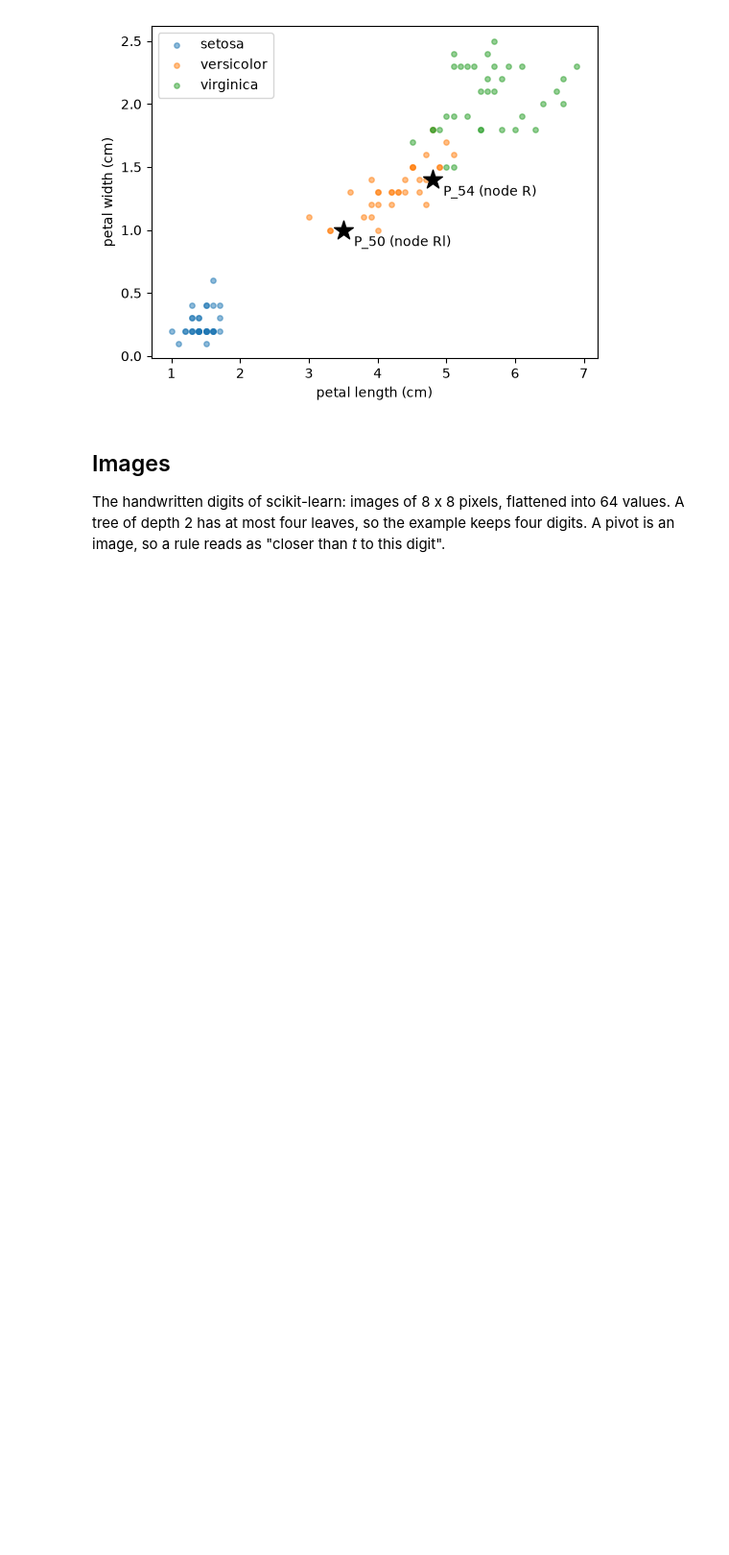
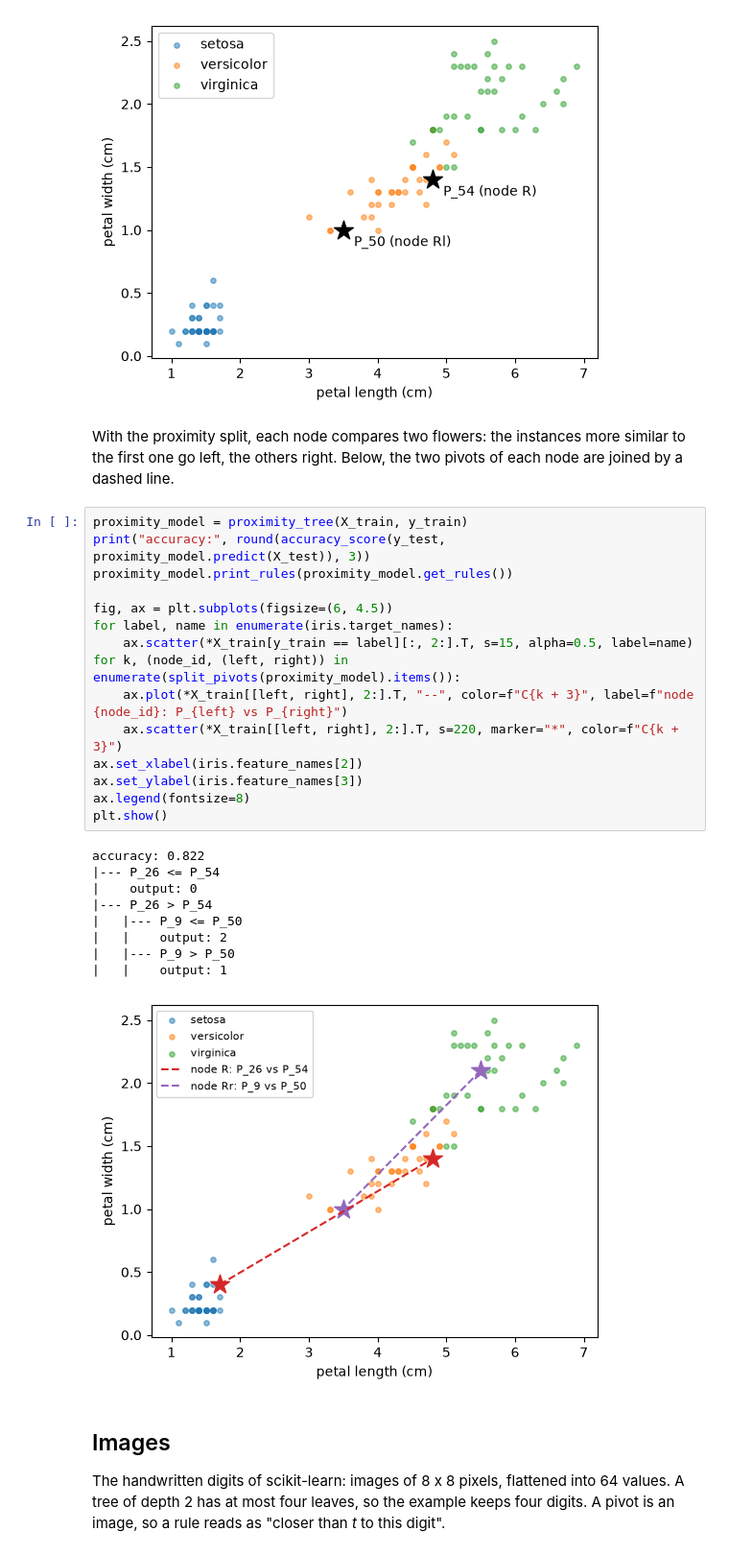
Before and after one commit to fismimosa/RuleTree, a Jupyter notebook: Examples/PivotTree_data_types.ipynb, the cells around one changed output. Shown at 96% size. Saved outputs shown, nothing was run; the diff lists cells and outputs as text; blank space fills up the shorter version.

```diff
--- a/Examples/PivotTree_data_types.ipynb
+++ b/Examples/PivotTree_data_types.ipynb
@@ -70,6 +78,33 @@ ax.legend()
 plt.show()
 # %% [output]
 [figure]
+# %% [markdown]
+With the proximity split, each node compares two flowers: the instances more similar to the first one go left, the others right. Below, the two pivots of each node are joined by a dashed line.
+# %%
+proximity_model = proximity_tree(X_train, y_train)
+print("accuracy:", round(accuracy_score(y_test, proximity_model.predict(X_test)), 3))
+proximity_model.print_rules(proximity_model.get_rules())
+
+fig, ax = plt.subplots(figsize=(6, 4.5))
+for label, name in enumerate(iris.target_names):
+    ax.scatter(*X_train[y_train == label][:, 2:].T, s=15, alpha=0.5, label=name)
+for k, (node_id, (left, right)) in enumerate(split_pivots(proximity_model).items()):
+    ax.plot(*X_train[[left, right], 2:].T, "--", color=f"C{k + 3}", label=f"node {node_id}: P_{left} vs P_{right}")
+    ax.scatter(*X_train[[left, right], 2:].T, s=220, marker="*", color=f"C{k + 3}")
+ax.set_xlabel(iris.feature_names[2])
+ax.set_ylabel(iris.feature_names[3])
+ax.legend(fontsize=8)
+plt.show()
+# %% [output]
+accuracy: 0.822
+|--- P_26 <= P_54
+|    output: 0
+|--- P_26 > P_54
+|   |--- P_9 <= P_50
+|   |    output: 2
+|   |--- P_9 > P_50
+|   |    output: 1
+[figure, added]
 # %% [markdown]
 ## Images
 
```
Also changed, not shown: parts of 9 cells of this notebook.
